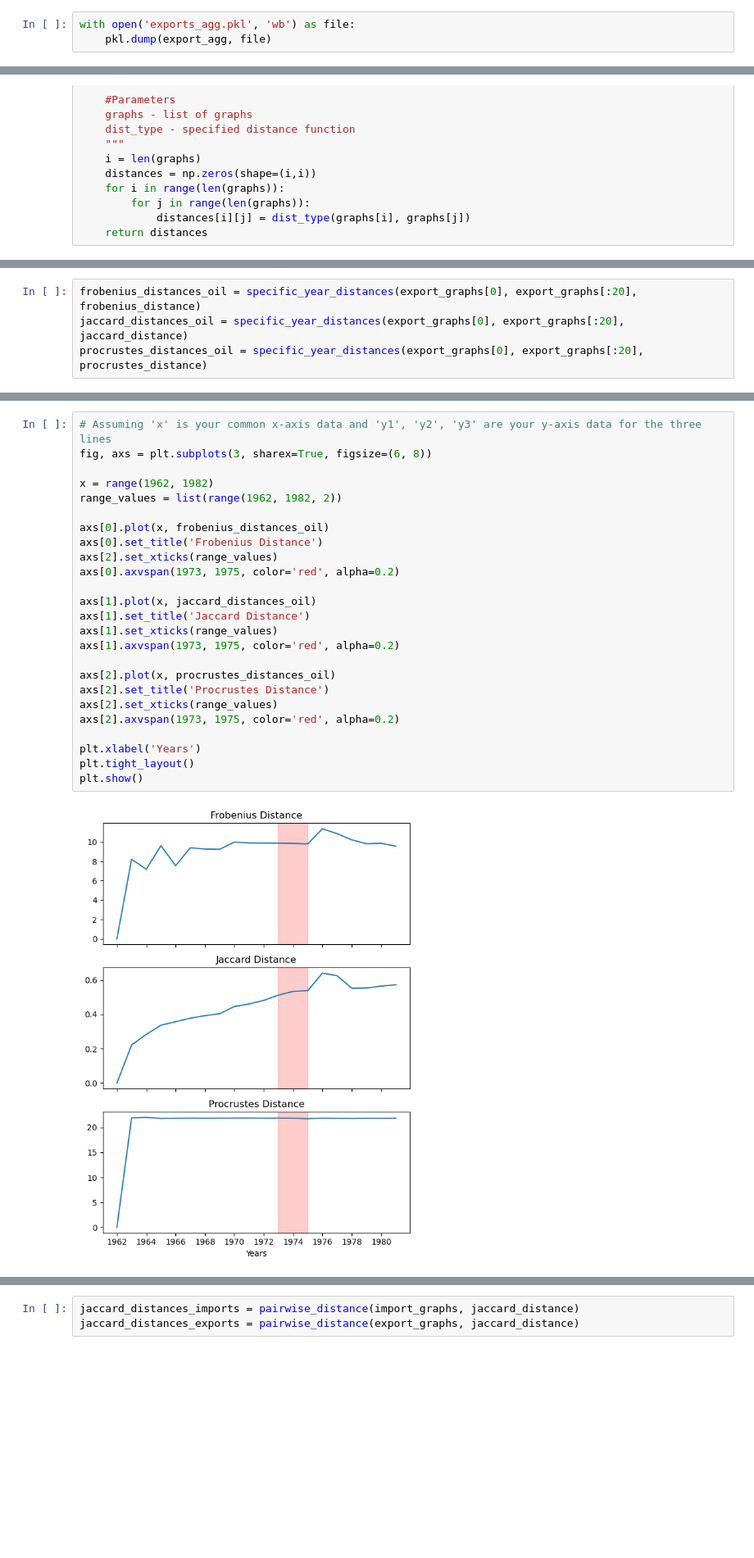
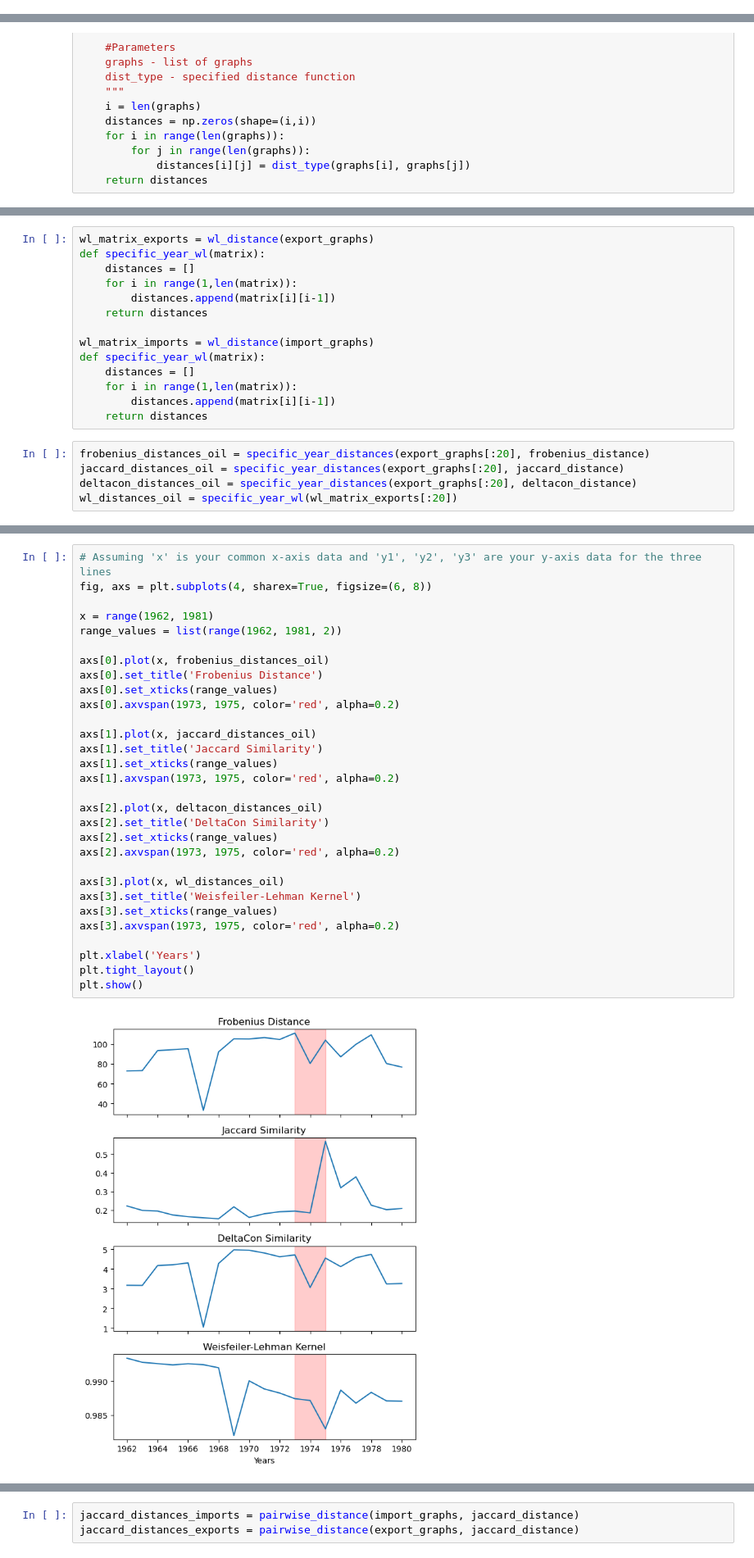
Before and after one commit to soschuetze/Trade-GNN-ChangePoint, a Jupyter notebook: notebooks/distance_metrics.ipynb, the cells around one changed output, grey strips where cells are left out. Shown at 82% size. Saved outputs shown, nothing was run; the diff lists cells and outputs as text; blank space fills up the shorter version.

```diff
--- a/notebooks/distance_metrics.ipynb
+++ b/notebooks/distance_metrics.ipynb
@@ -137,9 +123,6 @@ with open('imports_agg.pkl', 'wb') as file:
 export_agg = []
 for i in export_data:
     export_agg.append(i.groupby(["location_code","partner_code"])['export_value'].sum().reset_index())
-# %%
-with open('exports_agg.pkl', 'wb') as file:
-    pkl.dump(export_agg, file)
 # %%
 with open('../graphs/exports_agg.pkl', 'rb') as file:
     export_agg = pkl.load(file)
@@ -537,8 +456,23 @@ def specific_year_distances(baseline_graph, graphs, dist_type):
     return distances
+# %%
+wl_matrix_exports = wl_distance(export_graphs)
+def specific_year_wl(matrix):
+    distances = []
+    for i in range(1,len(matrix)):
+        distances.append(matrix[i][i-1])
+    return distances
+
+wl_matrix_imports = wl_distance(import_graphs)
+def specific_year_wl(matrix):
+    distances = []
+    for i in range(1,len(matrix)):
+        distances.append(matrix[i][i-1])
+    return distances
 # %%
-frobenius_distances_oil = specific_year_distances(export_graphs[0], export_graphs[:20], frobenius_distance)
-jaccard_distances_oil = specific_year_distances(export_graphs[0], export_graphs[:20], jaccard_distance)
-procrustes_distances_oil = specific_year_distances(export_graphs[0], export_graphs[:20], procrustes_distance)
+frobenius_distances_oil = specific_year_distances(export_graphs[:20], frobenius_distance)
+jaccard_distances_oil = specific_year_distances(export_graphs[:20], jaccard_distance)
+deltacon_distances_oil = specific_year_distances(export_graphs[:20], deltacon_distance)
+wl_distances_oil = specific_year_wl(wl_matrix_exports[:20])
 # %%
 import matplotlib.pyplot as plt
 
@@ -560,29 +494,34 @@ plt.show()
 # %%
 # Assuming 'x' is your common x-axis data and 'y1', 'y2', 'y3' are your y-axis data for the three lines
-fig, axs = plt.subplots(3, sharex=True, figsize=(6, 8))
+fig, axs = plt.subplots(4, sharex=True, figsize=(6, 8))
 
-x = range(1962, 1982)
-range_values = list(range(1962, 1982, 2))
+x = range(1962, 1981)
+range_values = list(range(1962, 1981, 2))
 
 axs[0].plot(x, frobenius_distances_oil)
 axs[0].set_title('Frobenius Distance')
-axs[2].set_xticks(range_values)
+axs[0].set_xticks(range_values)
 axs[0].axvspan(1973, 1975, color='red', alpha=0.2)
 
 axs[1].plot(x, jaccard_distances_oil)
-axs[1].set_title('Jaccard Distance')
+axs[1].set_title('Jaccard Similarity')
 axs[1].set_xticks(range_values)
 axs[1].axvspan(1973, 1975, color='red', alpha=0.2)
 
-axs[2].plot(x, procrustes_distances_oil)
-axs[2].set_title('Procrustes Distance')
+axs[2].plot(x, deltacon_distances_oil)
+axs[2].set_title('DeltaCon Similarity')
 axs[2].set_xticks(range_values)
 axs[2].axvspan(1973, 1975, color='red', alpha=0.2)
+
+axs[3].plot(x, wl_distances_oil)
+axs[3].set_title('Weisfeiler-Lehman Kernel')
+axs[3].set_xticks(range_values)
+axs[3].axvspan(1973, 1975, color='red', alpha=0.2)
 
 plt.xlabel('Years')
 plt.tight_layout()
 plt.show()
 # %% [output]
-[figure, old version]
+[figure, new version]
 # %%
 frobenius_distances = pairwise_distance(export_graphs, frobenius_distance)
```
Also changed, not shown: parts of 34 cells of this notebook, 3 other files.
